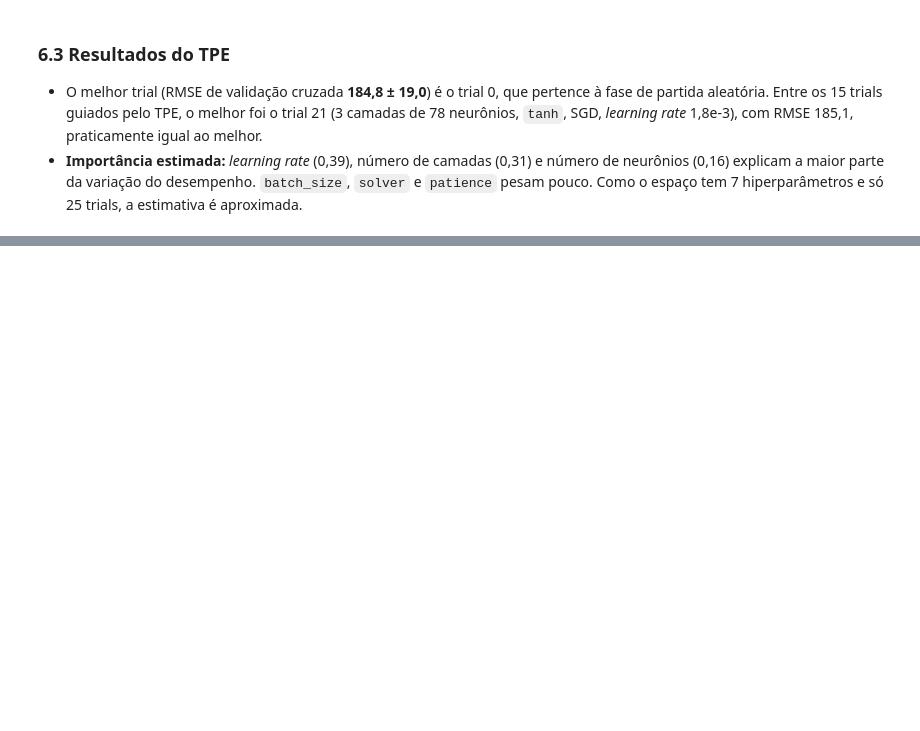
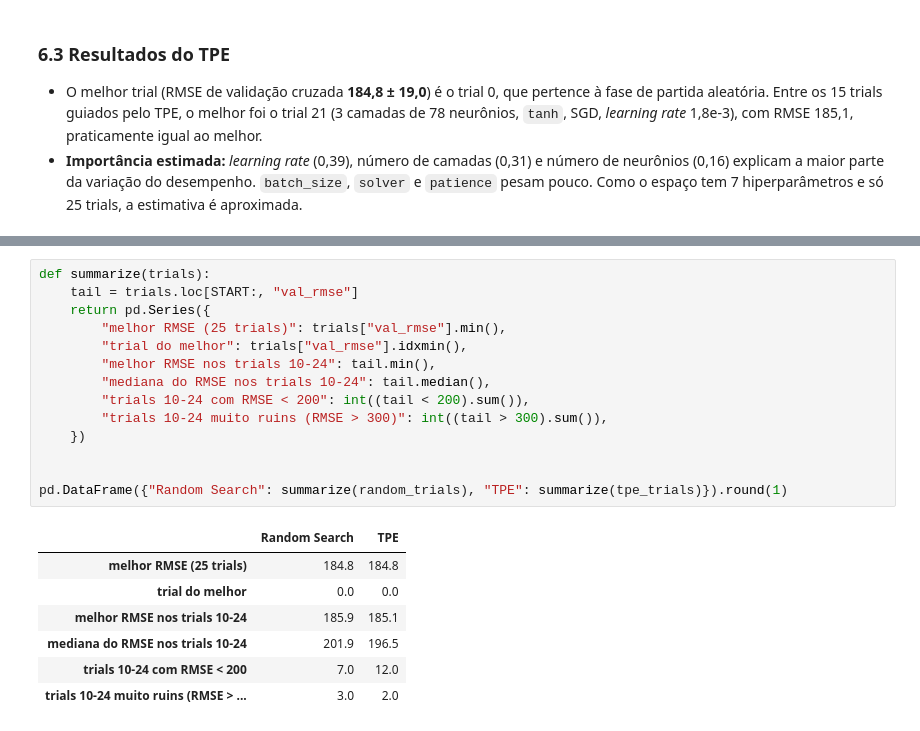
Before and after one commit to Gaalbu/Mlp-Som-Seoul-bike-renting, a Jupyter notebook: mlp_seoul_bike.ipynb, the cells around one changed output, grey strips where cells are left out. Drawn from its saved outputs; the diff is of its cells as text; blank space fills up the shorter version.

```diff
--- a/mlp_seoul_bike.ipynb
+++ b/mlp_seoul_bike.ipynb
@@ -515,0 +527,22 @@ importances.sort_values(ascending=False).round(3).to_frame("importância")
+# %%
+def summarize(trials):
+    tail = trials.loc[START:, "val_rmse"]
+    return pd.Series({
+        "melhor RMSE (25 trials)": trials["val_rmse"].min(),
+        "trial do melhor": trials["val_rmse"].idxmin(),
+        "melhor RMSE nos trials 10-24": tail.min(),
+        "mediana do RMSE nos trials 10-24": tail.median(),
+        "trials 10-24 com RMSE < 200": int((tail < 200).sum()),
+        "trials 10-24 muito ruins (RMSE > 300)": int((tail > 300).sum()),
+    })
+
+
+pd.DataFrame({"Random Search": summarize(random_trials), "TPE": summarize(tpe_trials)}).round(1)
+# %% [output]
+|  | Random Search | TPE |
+| melhor RMSE (25 trials) | 184.8 | 184.8 |
+| trial do melhor | 0.0 | 0.0 |
+| melhor RMSE nos trials 10-24 | 185.9 | 185.1 |
+| mediana do RMSE nos trials 10-24 | 201.9 | 196.5 |
+| trials 10-24 com RMSE < 200 | 7.0 | 12.0 |
+| trials 10-24 muito ruins (RMSE > ... | 3.0 | 2.0 |
```
Also changed, not shown: parts of 4 cells of this notebook.
